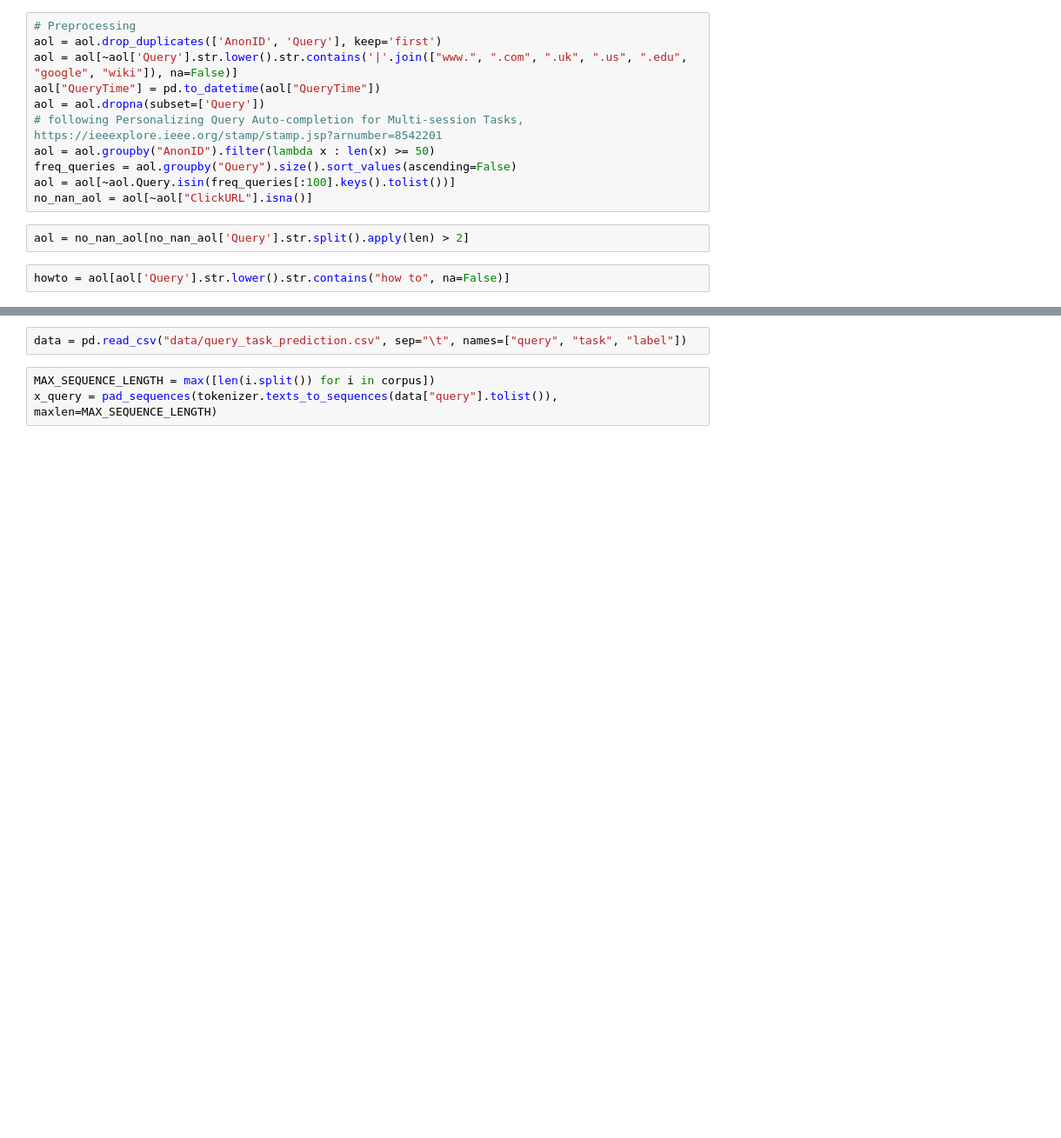
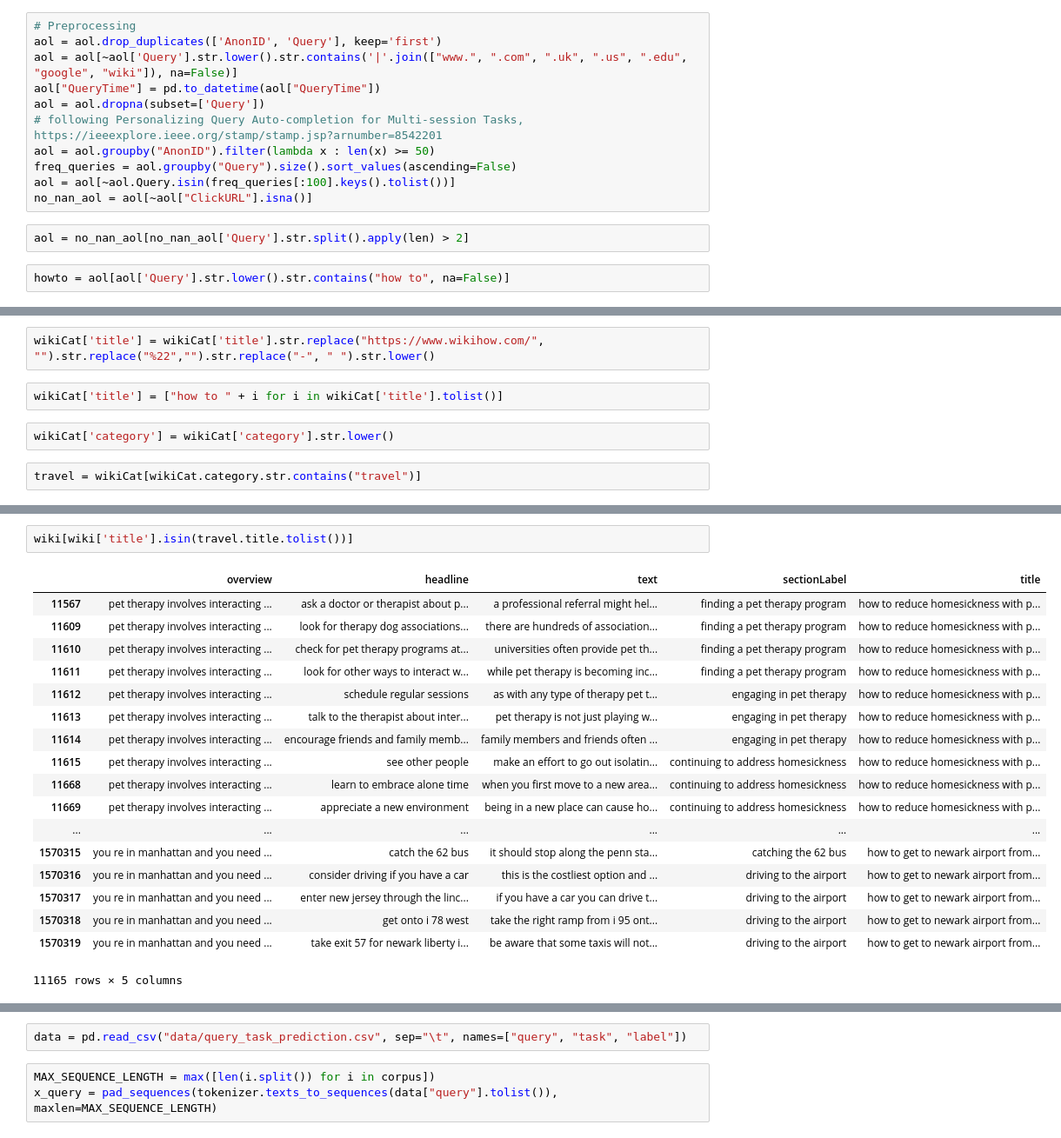
Before and after one commit to feay1234/WikiHow-Task-Based, a Jupyter notebook: Task-Prediction.ipynb, the cells around one changed output, grey strips where cells are left out. Shown: that part at 87% size. Drawn from its saved outputs; the diff is of its cells as text; blank space fills up the shorter version.

```diff
--- a/Task-Prediction.ipynb
+++ b/Task-Prediction.ipynb
@@ -50,0 +78,8 @@ Found 19466 unique tokens.
+# %%
+wikiCat['title'] = wikiCat['title'].str.replace("https://www.wikihow.com/", "").str.replace("%22","").str.replace("-", " ").str.lower()
+# %%
+wikiCat['title'] = ["how to " + i for i in wikiCat['title'].tolist()]
+# %%
+wikiCat['category'] = wikiCat['category'].str.lower()
+# %%
+travel = wikiCat[wikiCat.category.str.contains("travel")]
@@ -50,0 +106,21 @@ Found 19466 unique tokens.
+# %%
+wiki[wiki['title'].isin(travel.title.tolist())]
+# %% [output]
+|  | overview | headline | text | sectionLabel | title |
+| 11567 | pet therapy involves interacting ... | ask a doctor or therapist about p... | a professional referral might hel... | finding a pet therapy program | how to reduce homesickness with p... |
+| 11609 | pet therapy involves interacting ... | look for therapy dog associations... | there are hundreds of association... | finding a pet therapy program | how to reduce homesickness with p... |
+| 11610 | pet therapy involves interacting ... | check for pet therapy programs at... | universities often provide pet th... | finding a pet therapy program | how to reduce homesickness with p... |
+| 11611 | pet therapy involves interacting ... | look for other ways to interact w... | while pet therapy is becoming inc... | finding a pet therapy program | how to reduce homesickness with p... |
+| 11612 | pet therapy involves interacting ... | schedule regular sessions | as with any type of therapy pet t... | engaging in pet therapy | how to reduce homesickness with p... |
+| 11613 | pet therapy involves interacting ... | talk to the therapist about inter... | pet therapy is not just playing w... | engaging in pet therapy | how to reduce homesickness with p... |
+| 11614 | pet therapy involves interacting ... | encourage friends and family memb... | family members and friends often ... | engaging in pet therapy | how to reduce homesickness with p... |
+| 11615 | pet therapy involves interacting ... | see other people | make an effort to go out isolatin... | continuing to address homesickness | how to reduce homesickness with p... |
+| 11668 | pet therapy involves interacting ... | learn to embrace alone time | when you first move to a new area... | continuing to address homesickness | how to reduce homesickness with p... |
+| 11669 | pet therapy involves interacting ... | appreciate a new environment | being in a new place can cause ho... | continuing to address homesickness | how to reduce homesickness with p... |
+| ... | ... | ... | ... | ... | ... |
+| 1570315 | you re in manhattan and you need ... | catch the 62 bus | it should stop along the penn sta... | catching the 62 bus | how to get to newark airport from... |
+| 1570316 | you re in manhattan and you need ... | consider driving if you have a car | this is the costliest option and ... | driving to the airport | how to get to newark airport from... |
+| 1570317 | you re in manhattan and you need ... | enter new jersey through the linc... | if you have a car you can drive t... | driving to the airport | how to get to newark airport from... |
+| 1570318 | you re in manhattan and you need ... | get onto i 78 west | take the right ramp from i 95 ont... | driving to the airport | how to get to newark airport from... |
+| 1570319 | you re in manhattan and you need ... | take exit 57 for newark liberty i... | be aware that some taxis will not... | driving to the airport | how to get to newark airport from... |
+11165 rows × 5 columns
```
Also changed, not shown: parts of 28 cells of this notebook, 6 other files.
